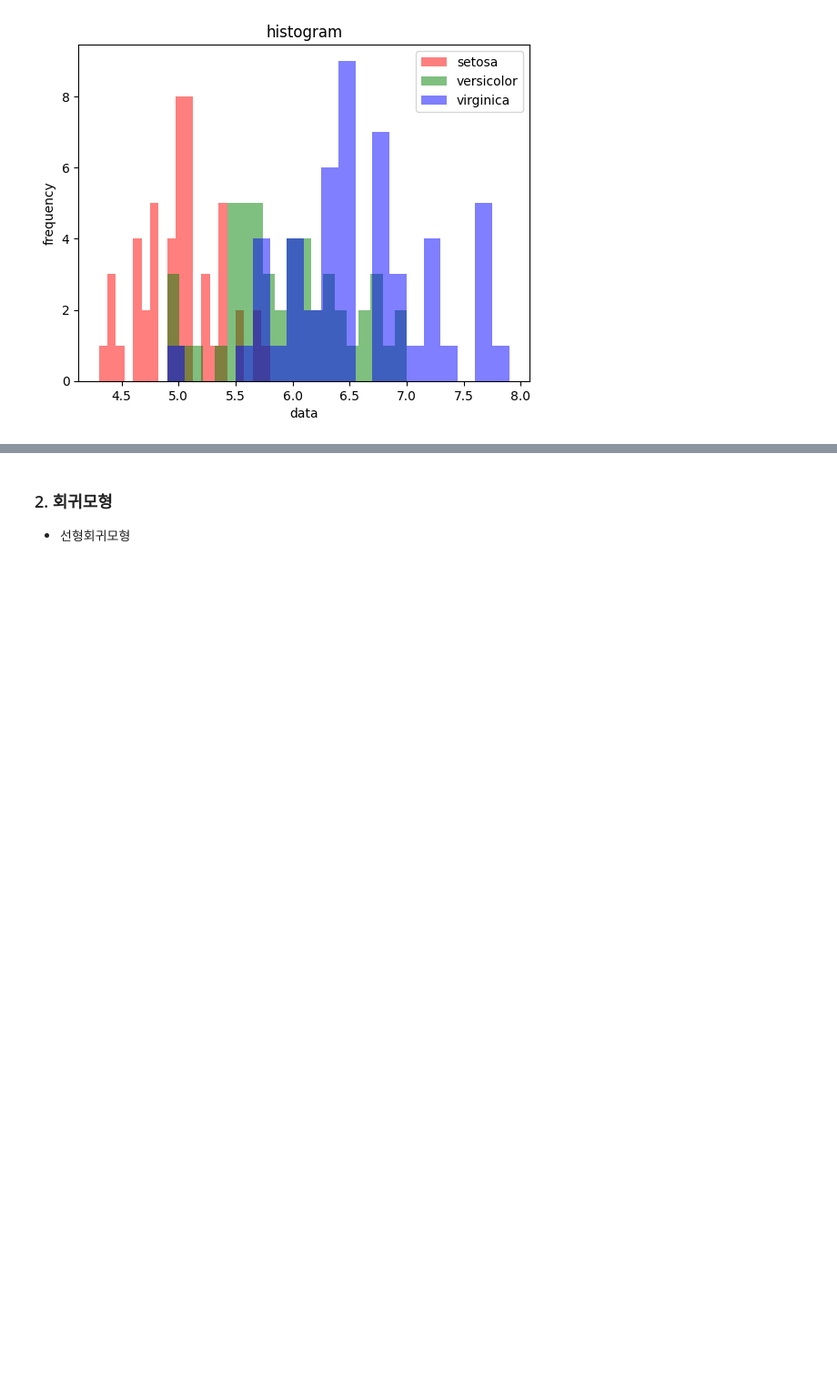
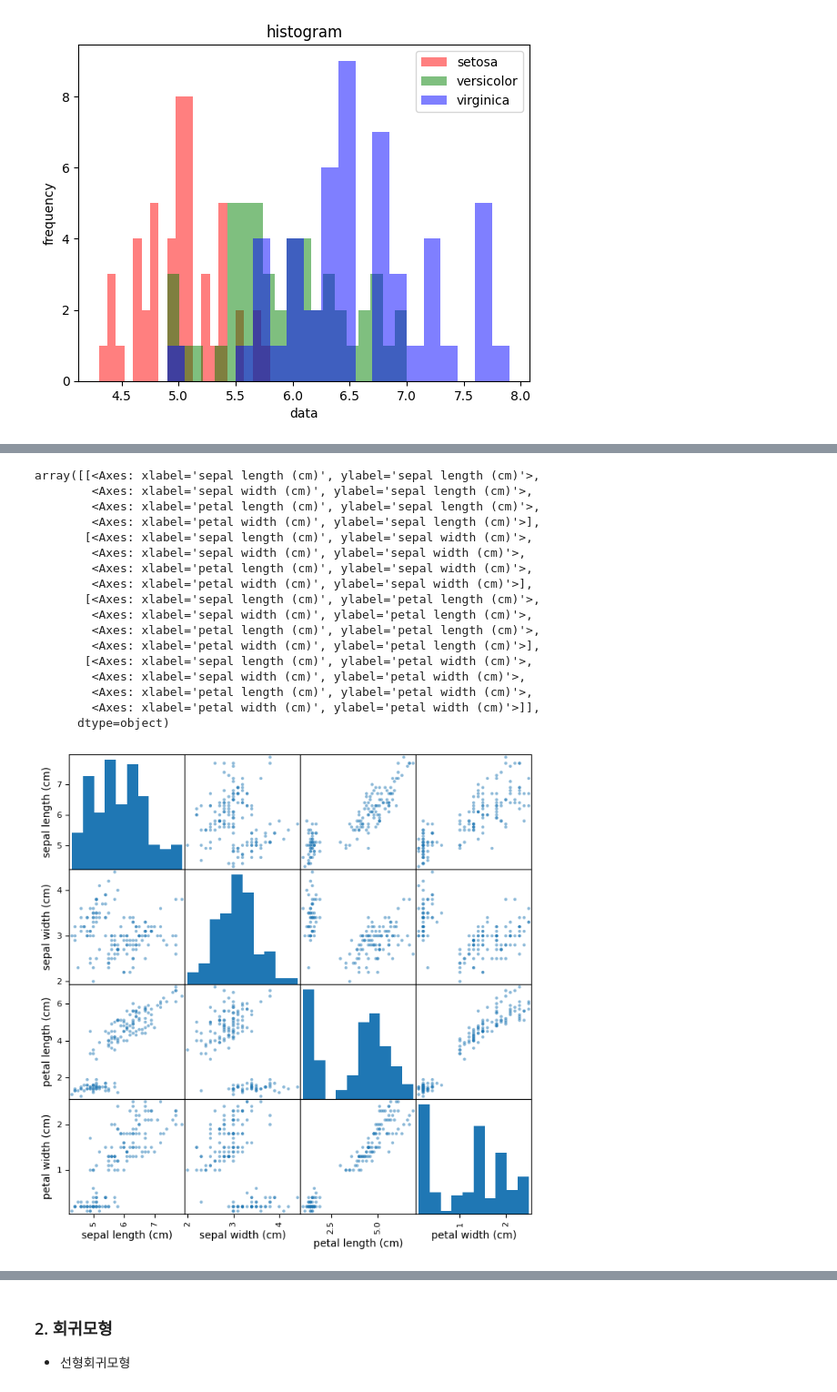
Before and after one commit to jiieunshin/high-univ, a Jupyter notebook: python/ML.ipynb, the cells around one changed output, grey strips where cells are left out. Shown: that part at 91% size. Drawn from its saved outputs; the diff is of its cells as text; code cells hidden in the pictures; blank space fills up the shorter version.

```diff
--- a/python/ML.ipynb
+++ b/python/ML.ipynb
@@ -211,0 +211,32 @@ plt.show()
+# %%
+# 모든 변수의 산점도를 그려보자
+pd.plotting.scatter_matrix(iris_df,
+                           figsize=(8, 8),
+                           diagonal='hist',
+                        #    color=colors
+                           )
+
+# 옵션
+# color_palette = {'setosa': "#0392cf",
+#                  'virginica': "#7bc043",
+#                  'versicolor': "#ee4035"}
+# colors = iris_df["species"].map(lambda x: color_palette.get(x))
+# %% [output]
+array([[<Axes: xlabel='sepal length (cm)', ylabel='sepal length (cm)'>,
+        <Axes: xlabel='sepal width (cm)', ylabel='sepal length (cm)'>,
+        <Axes: xlabel='petal length (cm)', ylabel='sepal length (cm)'>,
+        <Axes: xlabel='petal width (cm)', ylabel='sepal length (cm)'>],
+       [<Axes: xlabel='sepal length (cm)', ylabel='sepal width (cm)'>,
+        <Axes: xlabel='sepal width (cm)', ylabel='sepal width (cm)'>,
+        <Axes: xlabel='petal length (cm)', ylabel='sepal width (cm)'>,
+        <Axes: xlabel='petal width (cm)', ylabel='sepal width (cm)'>],
+       [<Axes: xlabel='sepal length (cm)', ylabel='petal length (cm)'>,
+        <Axes: xlabel='sepal width (cm)', ylabel='petal length (cm)'>,
+        <Axes: xlabel='petal length (cm)', ylabel='petal length (cm)'>,
+        <Axes: xlabel='petal width (cm)', ylabel='petal length (cm)'>],
+       [<Axes: xlabel='sepal length (cm)', ylabel='petal width (cm)'>,
+        <Axes: xlabel='sepal width (cm)', ylabel='petal width (cm)'>,
+        <Axes: xlabel='petal length (cm)', ylabel='petal width (cm)'>,
+        <Axes: xlabel='petal width (cm)', ylabel='petal width (cm)'>]],
+      dtype=object)
+[figure, added]
```
Also changed, not shown: parts of 20 cells of this notebook.
